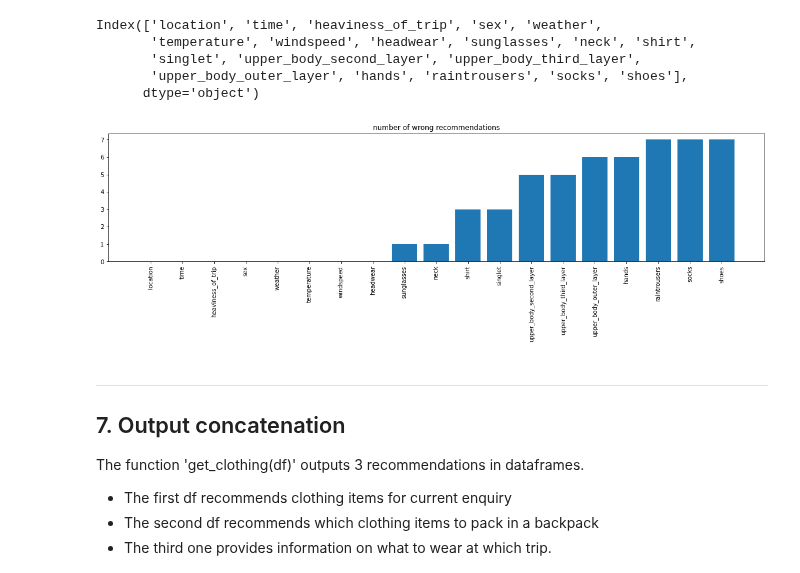
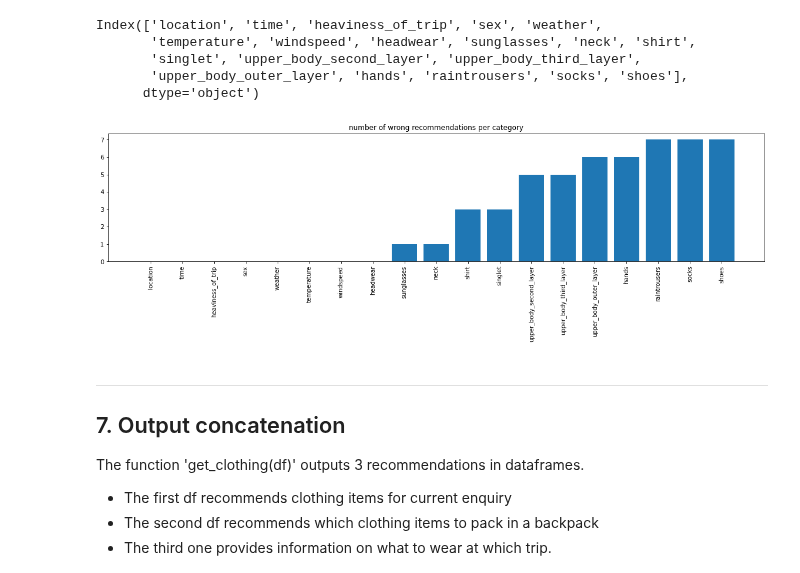
Before and after one commit to TechLabs-Berlin/wt21-commfy, a Jupyter notebook: DS_Files/Commfy_RBM.ipynb, the cells around one changed output. Saved outputs shown, nothing was run; the diff lists cells and outputs as text; code cells hidden in the pictures.

```diff
--- a/DS_Files/Commfy_RBM.ipynb
+++ b/DS_Files/Commfy_RBM.ipynb
@@ -604,14 +604,14 @@ Index(['location', 'time', 'heaviness_of_trip', 'sex', 'weather',
 # %%
 
 fig, axs = plt.subplots(1, 1, figsize=(20, 4), sharey=True)
 plt.bar(best.columns,best.notna().sum().sort_values())
 plt.xticks(rotation=90)
 #axs.title('number of wrong recommendations')
 #best.notna().sum().sort_values().plot(drawstyle="bar", linewidth=2, title='number of wrong recommendations')
-plt.title('number of wrong recommendations')
+plt.title('number of wrong recommendations per category')
 plt.show()
 # %% [output]
-[figure, old version]
+[figure, new version]
 # %% [markdown]
 <hr style="border:2px solid gray"> </hr>
 
```
Also changed, not shown: 1 other file.
